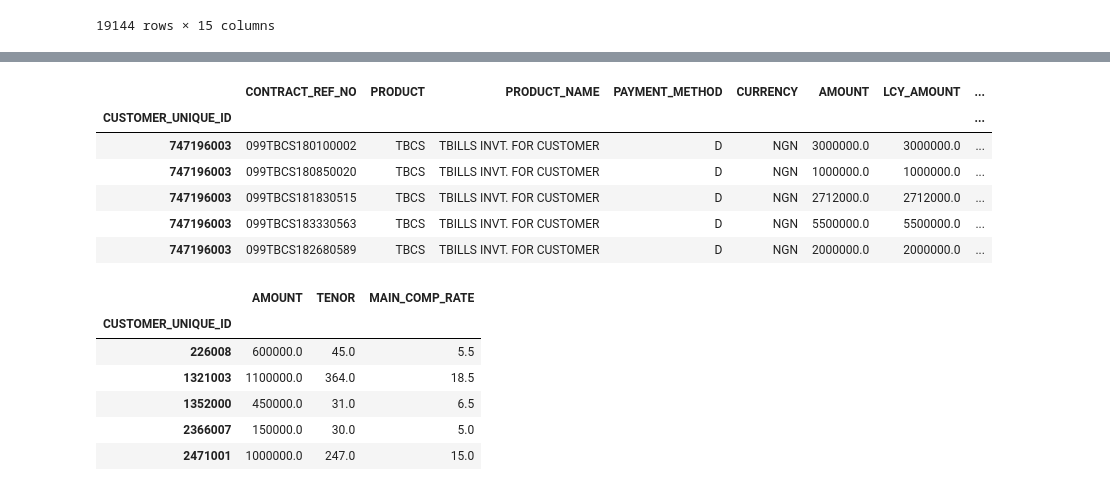
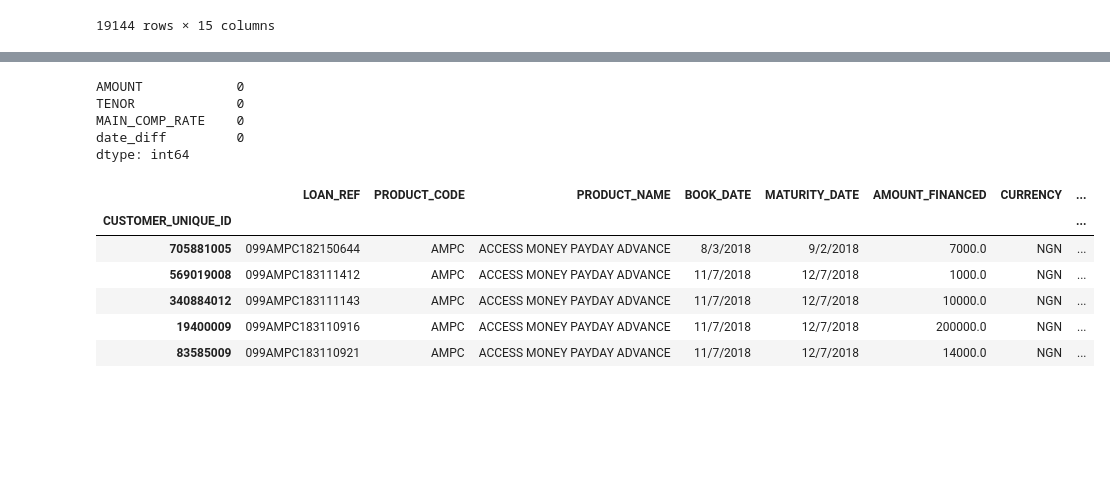
Before and after one commit to Ayanlola2002/Stutern, a Jupyter notebook: Stutern_Group_Task.ipynb, the cells around one changed output, grey strips where cells are left out. Drawn from its saved outputs; the diff is of its cells as text; code cells hidden in the pictures; blank space fills up the shorter version.

```diff
--- a/Stutern_Group_Task.ipynb
+++ b/Stutern_Group_Task.ipynb
@@ -543,13 +590,3 @@ dtype: int64
 # %%
 #all_investments_data Treated
 all_investments_data=all_investments.copy()
-# %%
-all_investments.loc[747196003]
-# %% [output]
-|  | CONTRACT_REF_NO | PRODUCT | PRODUCT_NAME | PAYMENT_METHOD | CURRENCY | AMOUNT | LCY_AMOUNT | ... |
-| CUSTOMER_UNIQUE_ID |  |  |  |  |  |  |  | ... |
-| 747196003 | 099TBCS180100002 | TBCS | TBILLS INVT. FOR CUSTOMER | D | NGN | 3000000.0 | 3000000.0 | ... |
-| 747196003 | 099TBCS180850020 | TBCS | TBILLS INVT. FOR CUSTOMER | D | NGN | 1000000.0 | 1000000.0 | ... |
-| 747196003 | 099TBCS181830515 | TBCS | TBILLS INVT. FOR CUSTOMER | D | NGN | 2712000.0 | 2712000.0 | ... |
-| 747196003 | 099TBCS183330563 | TBCS | TBILLS INVT. FOR CUSTOMER | D | NGN | 5500000.0 | 5500000.0 | ... |
-| 747196003 | 099TBCS182680589 | TBCS | TBILLS INVT. FOR CUSTOMER | D | NGN | 2000000.0 | 2000000.0 | ... |
@@ -561,10 +593,21 @@ all_investments=all_investments.groupby(all_investments.index).agg({'AMOUNT':'me
+# %%
+#all_investments_data treated
+all_investments_data.isnull().sum()
+# %% [output]
+AMOUNT            0
+TENOR             0
+MAIN_COMP_RATE    0
+date_diff         0
+dtype: int64
+# %%
+all_loans.set_index('CUSTOMER_UNIQUE_ID',inplace=True)
 # %%
-all_investments.head()
+all_loans.head()
 # %% [output]
-|  | AMOUNT | TENOR | MAIN_COMP_RATE |
-| CUSTOMER_UNIQUE_ID |  |  |  |
-| 226008 | 600000.0 | 45.0 | 5.5 |
-| 1321003 | 1100000.0 | 364.0 | 18.5 |
-| 1352000 | 450000.0 | 31.0 | 6.5 |
-| 2366007 | 150000.0 | 30.0 | 5.0 |
-| 2471001 | 1000000.0 | 247.0 | 15.0 |
+|  | LOAN_REF | PRODUCT_CODE | PRODUCT_NAME | BOOK_DATE | MATURITY_DATE | AMOUNT_FINANCED | CURRENCY | ... |
+| CUSTOMER_UNIQUE_ID |  |  |  |  |  |  |  | ... |
+| 705881005 | 099AMPC182150644 | AMPC | ACCESS MONEY PAYDAY ADVANCE | 8/3/2018 | 9/2/2018 | 7000.0 | NGN | ... |
+| 569019008 | 099AMPC183111412 | AMPC | ACCESS MONEY PAYDAY ADVANCE | 11/7/2018 | 12/7/2018 | 1000.0 | NGN | ... |
+| 340884012 | 099AMPC183111143 | AMPC | ACCESS MONEY PAYDAY ADVANCE | 11/7/2018 | 12/7/2018 | 10000.0 | NGN | ... |
+| 19400009 | 099AMPC183110916 | AMPC | ACCESS MONEY PAYDAY ADVANCE | 11/7/2018 | 12/7/2018 | 200000.0 | NGN | ... |
+| 83585009 | 099AMPC183110921 | AMPC | ACCESS MONEY PAYDAY ADVANCE | 11/7/2018 | 12/7/2018 | 14000.0 | NGN | ... |
```
Also changed, not shown: parts of 28 cells of this notebook.
